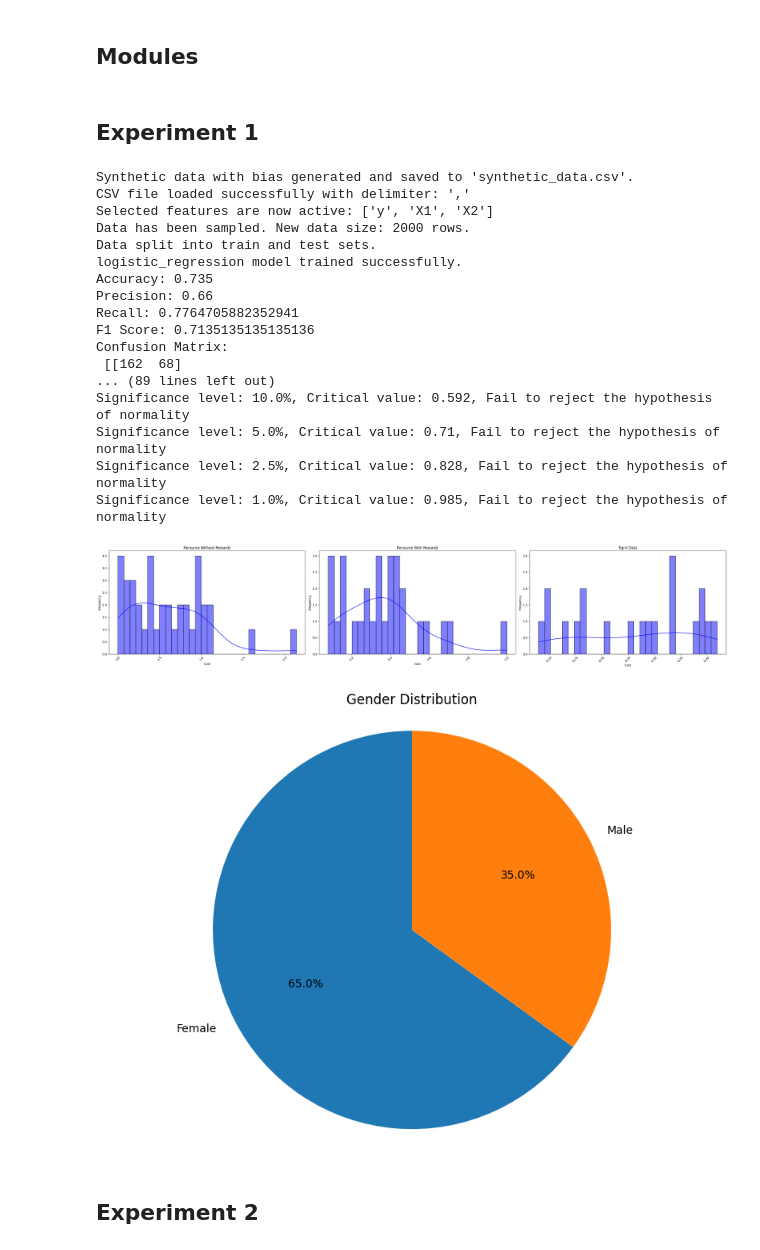
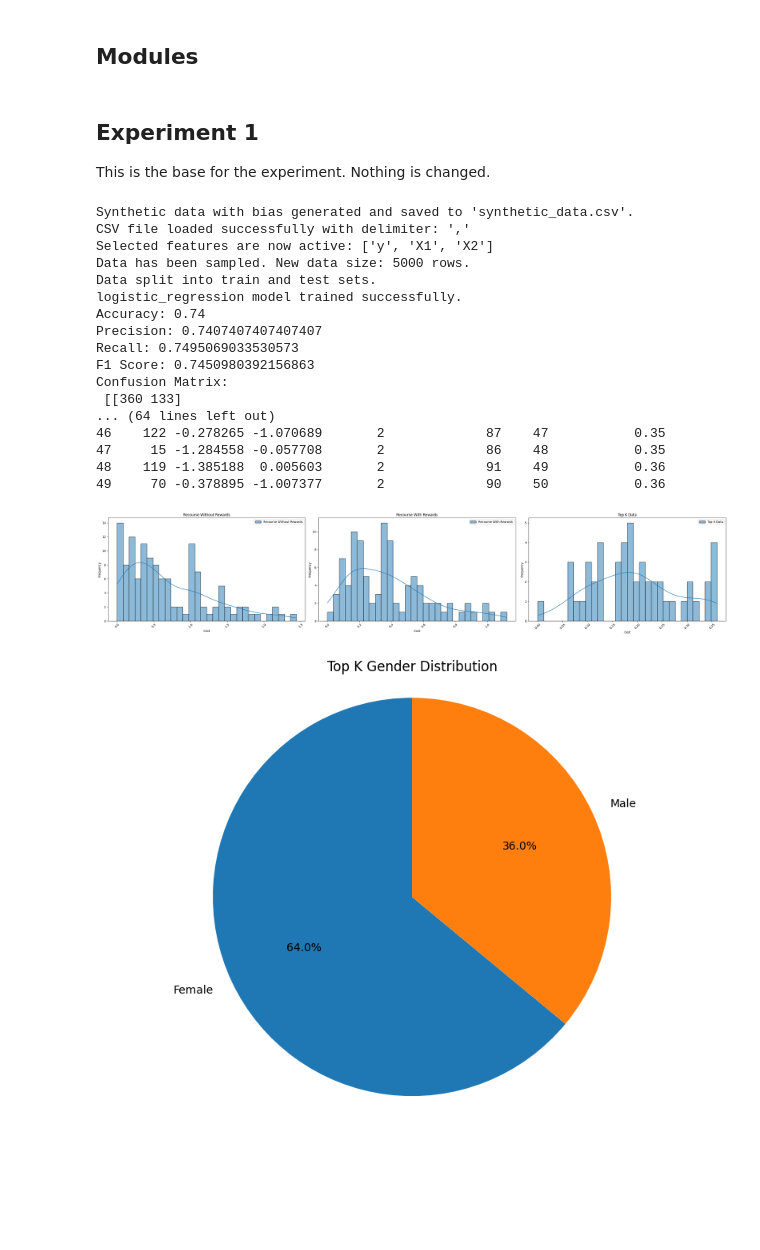
Before and after one commit to AsifAhmedShodip/MyRecourseProject, a Jupyter notebook: notebooks/experiment.ipynb, the cells around one changed output. Drawn from its saved outputs; the diff is of its cells as text; code cells hidden in the pictures; blank space fills up the shorter version.

Commit message:
Experiment

```diff
--- a/notebooks/experiment.ipynb
+++ b/notebooks/experiment.ipynb
@@ -35,7 +35,7 @@ def generate_synthetic_data(n_samples=1000, seed=None, distributions=None, gende
         np.random.seed(seed)
 
     if gender_proportions is None:
-        gender_proportions = [0.5, 0.5]  # Default to equal proportions if not specified
+        gender_proportions = [0.5, 0.5]
 
     genders = np.random.choice([1, 2], size=n_samples, p=gender_proportions)
 
@@ -139,9 +139,9 @@ def ranking_false_negatives_data_points(model, X_test, X_test_scaled, y_test, se
     recourse_calculator = RecourseCostCalculator(model)
 
     recourse_without_rewards = recourse_calculator.rank_data_points(X_false_negatives, gender_data=gender_false_negatives)
-    print('Recourse Without Rewards')
-    print(recourse_without_rewards)
-    print()
+    # print('Recourse Without Rewards')
+    # print(recourse_without_rewards)
+    # print()
 
     # Identify females to help based on the specified percentage
     females_to_help = recourse_calculator.identify_females_to_help(recourse=recourse_without_rewards, percentage_to_help=percentage_to_help)
@@ -158,7 +158,7 @@ def ranking_false_negatives_data_points(model, X_test, X_test_scaled, y_test, se
 
     # Apply gender rewards to the filtered dataset
     recourse_with_rewards = recourse_calculator.apply_gender_rewards(recourse_without_unwanted_females)
-    print(f'Final Top {top_k} Ranked datapoints')
+    print(f'\nFinal Top {top_k} Ranked datapoints')
     print(recourse_with_rewards[:top_k])
     print()
 
@@ -181,6 +181,7 @@ def generate_plot_title(sample_size, distributions):
     title += "\n\n".join(dist_descriptions)
     return title
 
+
 def plot_histograms(data, title='Histogram'):
         plt.figure(figsize=(10, 4))
         sns.histplot(data, kde=True, bins=30, color='blue', edgecolor='black')
@@ -192,7 +193,7 @@ def plot_histograms(data, title='Histogram'):
         plt.tight_layout()
         plt.show()
 
-def plot_side_by_side_histograms(datasets, titles, bins=30, figsize=(10, 6)):
+def plot_side_by_side_histograms(datasets, titles, legend_labels = None, bins=30, figsize=(10, 6)):
     n = len(datasets)
 
     plt.figure(figsize=(figsize[0] * n, figsize[1]))
@@ -200,11 +201,18 @@ def plot_side_by_side_histograms(datasets, titles, bins=30, figsize=(10, 6)):
     for i, data in enumerate(datasets):
         data = data['Recourse Cost']
         ax = plt.subplot(1, n, i+1)
-        sns.histplot(data, kde=True, bins=bins, color='blue', edgecolor='black', ax=ax)
+
+        label = legend_labels[i] if legend_labels and len(legend_labels) > i else f"Figure {i+1}"
+
+        # Plotting the histogram with a label
+        sns.histplot(data, kde=True, bins=bins, label=label, ax=ax)
         ax.set_title(titles[i])
         ax.set_xlabel('Cost')
         ax.set_ylabel('Frequency')
         plt.xticks(rotation=45)
+
+        # Display the legend using the assigned label
+        ax.legend()
 
     plt.tight_layout()
     plt.show()
@@ -230,7 +238,7 @@ def plot_gender_pie_charts(datasets, gender_column='Gender', titles=None):
 
         ax.pie(gender_counts, labels=labels, autopct='%1.1f%%', startangle=90, colors=['#1f77b4', '#ff7f0e'])
         ax.axis('equal')  # Equal aspect ratio ensures that pie is drawn as a circle.
-        ax.set_title(title or 'Gender Distribution')
+        ax.set_title(title or 'Top K Gender Distribution')
 
     # Show the plot
     plt.tight_layout()
@@ -269,6 +277,7 @@ def experiment(params):
     data = generate_synthetic_data(dataset_size, distributions=distributions, gender_proportions=gender_proportions)
 
     data_instance, sensitive_features= load_and_preprocess_data(filepath=filepath, sample_size=sample_size)
+    # data_instance.plot_histogram()
     X_train_scaled, X_test, X_test_scaled, y_train, y_test = split_and_scale_data(data_instance=data_instance)
     model, evaluation_report = train_and_evaluate(X_train_scaled, y_train, X_test_scaled, y_test, model_type = model_type)
     # visualize_misclassified_data(model, X_test, X_test_scaled, y_test, sensitive_features)
@@ -280,8 +289,8 @@ def experiment(params):
                                                                                         percentage_to_help,
                                                                                         top_k= top_k)
 
-    print(recourse_with_rewards[:top_k]['Gender'].value_counts())
-    analyze_recourse_cost_distribution(np.array([recourse_with_rewards['Recourse Cost']]))
+    # print(recourse_with_rewards[:top_k]['Gender'].value_counts())
+    # analyze_recourse_cost_distribution(np.array([recourse_with_rewards['Recourse Cost']]))
 
     plot_title =  "Recourse without rewards\n" + generate_plot_title(sample_size, distributions)
     # plot_histograms(recourse_without_rewards['Recourse Cost'].values, plot_title)
@@ -301,8 +310,10 @@ def experiment(params):
     # female_data_top_k = recourse_with_rewards[(recourse_with_rewards['Gender'] == 2) & (recourse_with_rewards['Rank'] <= top_k)]
     # plot_title = f"Top {top_k} Female distribution\n"+ generate_plot_title(sample_size, distributions)
     # plot_histograms(female_data_top_k, plot_title)
-# %% [markdown]
-## Experiment 1
+# %% [markdown]
+## Experiment 1
+
+This is the base for the experiment. Nothing is changed.
 # %%
 import itertools
 
@@ -316,53 +327,55 @@ gender_proportions = [0.6, 0.4]
 param_grid = {
     'dataset_size': [10000],
     'distributions': [distributions1],
-    'sample_size': [2000],
+    'sample_size': [5000],
     'model_type': ['logistic_regression'],
     'percentage_to_help': [0.7],
     'top_k': [10],
     'filepath': ['synthetic_data.csv'],
     'gender_proportions': [gender_proportions]
 }
 
 all_params = [dict(zip(param_grid.keys(), values)) for values in itertools.product(*param_grid.values())]
 
 results = []
 recourse_without_rewards_list = []
 recourse_with_rewards_list = []
 top_k_data_list = []
 
 for params in all_params:
     recourse_without_rewards, recourse_with_rewards = experiment(params)
 
     top_k = int(params['sample_size']/100)
     top_k_data = recourse_with_rewards.head(top_k)
 
     recourse_without_rewards_list.append(recourse_without_rewards)
     recourse_with_rewards_list.append(recourse_with_rewards)
     top_k_data_list.append(top_k_data)
 
+# top_k_male_list = [df[df['Gender'] == 1] for df in top_k_data_list]
+# top_k_female_list = [df[df['Gender'] == 2] for df in top_k_data_list]
+
 plot_side_by_side_histograms([recourse_without_rewards_list[0], recourse_with_rewards_list[0], top_k_data_list[0]],
-                             titles=['Recourse Without Rewards', 'Recourse With Rewards', 'Top K Data'])
+                             titles=['Recourse Without Rewards', 'Recourse With Rewards', 'Top K Data'],
+                             legend_labels=['Recourse Without Rewards', 'Recourse With Rewards', 'Top K Data'])
 plot_gender_pie_charts(top_k_data_list)
 # %% [output]
 Synthetic data with bias generated and saved to 'synthetic_data.csv'.
 CSV file loaded successfully with delimiter: ','
 Selected features are now active: ['y', 'X1', 'X2']
-Data has been sampled. New data size: 2000 rows.
+Data has been sampled. New data size: 5000 rows.
 Data split into train and test sets.
 logistic_regression model trained successfully.
-Accuracy: 0.735
-Precision: 0.66
-Recall: 0.7764705882352941
-F1 Score: 0.7135135135135136
+Accuracy: 0.74
+Precision: 0.7407407407407407
+Recall: 0.7495069033530573
+F1 Score: 0.7450980392156863
 Confusion Matrix:
- [[162  68]
-... (89 lines left out)
-Significance level: 10.0%, Critical value: 0.592, Fail to reject the hypothesis of normality
-Significance level: 5.0%, Critical value: 0.71, Fail to reject the hypothesis of normality
-Significance level: 2.5%, Critical value: 0.828, Fail to reject the hypothesis of normality
-Significance level: 1.0%, Critical value: 0.985, Fail to reject the hypothesis of normality
+ [[360 133]
+... (64 lines left out)
+46    122 -0.278265 -1.070689       2             87    47           0.35
+47     15 -1.284558 -0.057708       2             86    48           0.35
+48    119 -1.385188  0.005603       2             91    49           0.36
+49     70 -0.378895 -1.007377       2             90    50           0.36
-[figure, old version]
+[figure, new version]
-[figure, old version]
+[figure, new version]
-# %% [markdown]
-## Experiment 2
```
Also changed, not shown: parts of 9 cells of this notebook, 1 other file.
